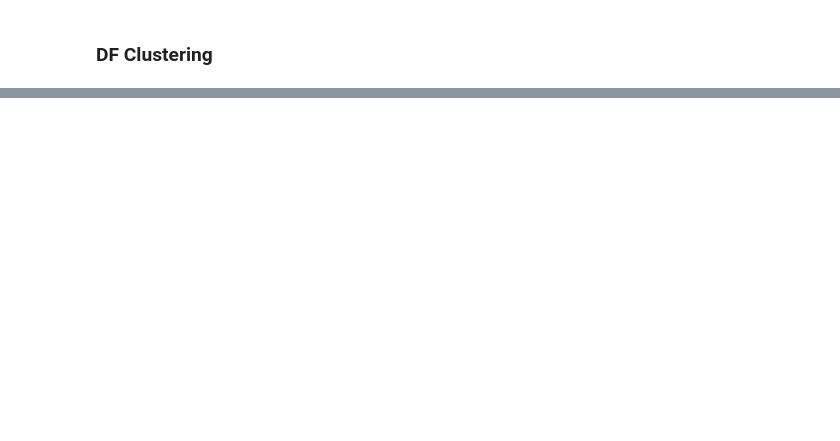
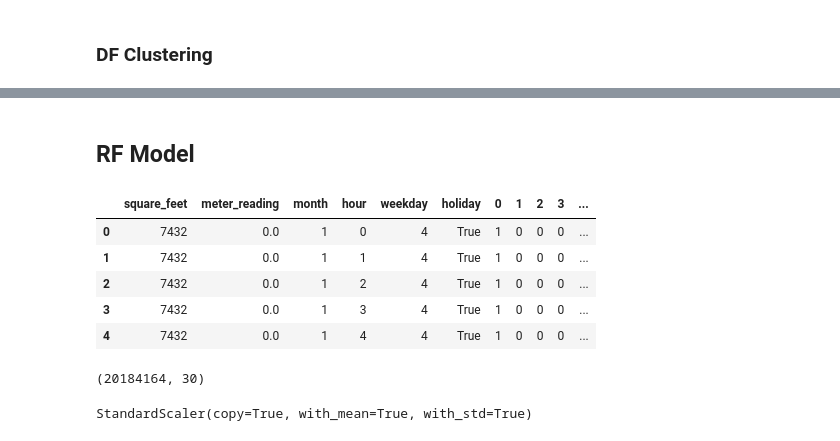
Before and after one commit to jcanque777/ASHRAEenergyprediction, a Jupyter notebook: KNN.ipynb, the cells around one changed output, grey strips where cells are left out. Saved outputs shown, nothing was run; the diff lists cells and outputs as text; code cells hidden in the pictures; blank space fills up the shorter version.

```diff
--- a/KNN.ipynb
+++ b/KNN.ipynb
@@ -202,0 +255,17 @@ plt.scatter(df_features['square_feet'], df_features['mean_meter'], c=df['buildin
+# %%
+model_df.drop_duplicates(inplace=True)
+# %% [markdown]
+## RF Model
+# %%
+model_df.head()
+# %% [output]
+|  | square_feet | meter_reading | month | hour | weekday | holiday | 0 | 1 | 2 | 3 | ... |
+| 0 | 7432 | 0.0 | 1 | 0 | 4 | True | 1 | 0 | 0 | 0 | ... |
+| 1 | 7432 | 0.0 | 1 | 1 | 4 | True | 1 | 0 | 0 | 0 | ... |
+| 2 | 7432 | 0.0 | 1 | 2 | 4 | True | 1 | 0 | 0 | 0 | ... |
+| 3 | 7432 | 0.0 | 1 | 3 | 4 | True | 1 | 0 | 0 | 0 | ... |
+| 4 | 7432 | 0.0 | 1 | 4 | 4 | True | 1 | 0 | 0 | 0 | ... |
+# %%
+model_df.shape
+# %% [output]
+(20184164, 30)
@@ -202,0 +277,4 @@ plt.scatter(df_features['square_feet'], df_features['mean_meter'], c=df['buildin
+# %%
+scaler_model.fit(train)
+# %% [output]
+StandardScaler(copy=True, with_mean=True, with_std=True)
```
Also changed, not shown: parts of 40 cells of this notebook.
